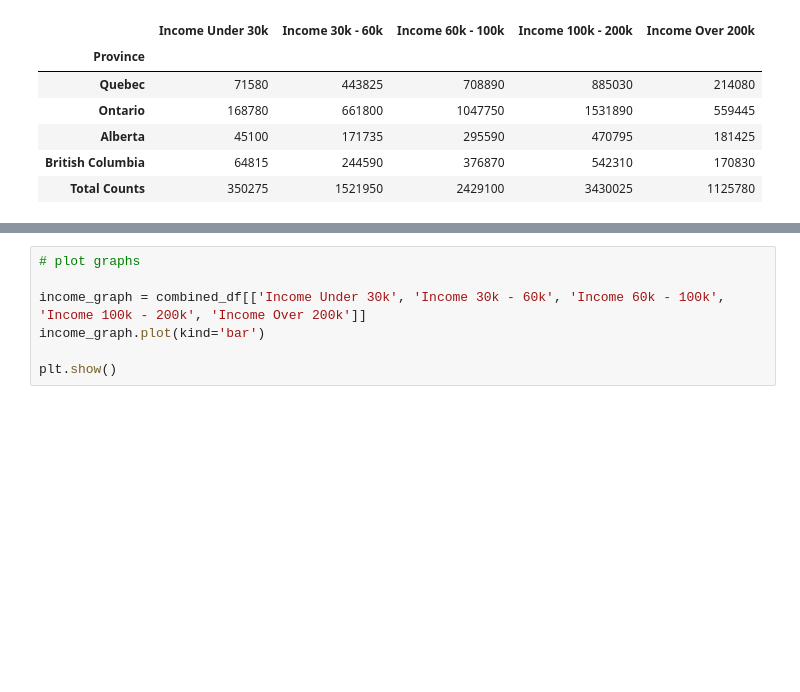
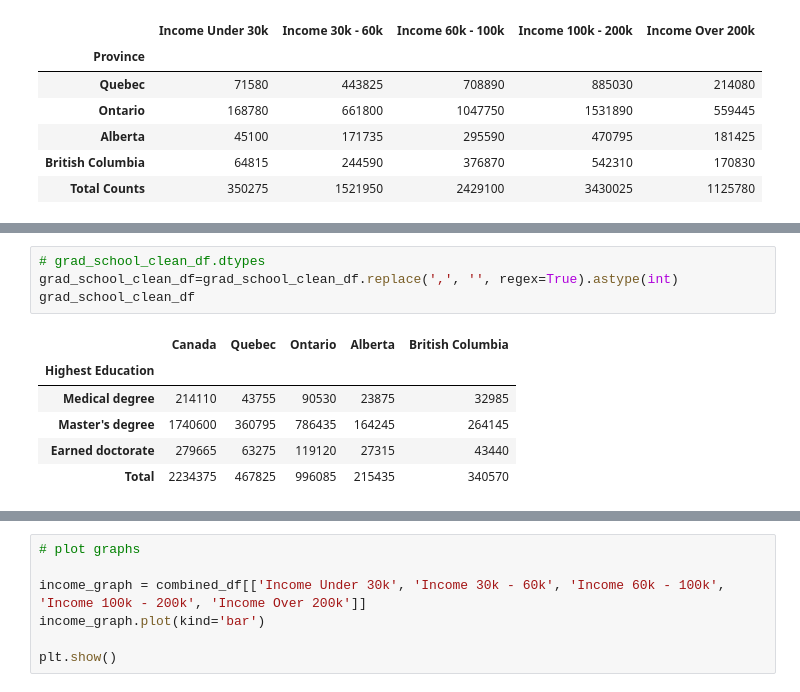
Before and after one commit to BehnooshNasri/project_one, a Jupyter notebook: Esi_Income_Analysis.ipynb, the cells around one changed output, grey strips where cells are left out. Saved outputs shown, nothing was run; the diff lists cells and outputs as text; blank space fills up the shorter version.

```diff
--- a/Esi_Income_Analysis.ipynb
+++ b/Esi_Income_Analysis.ipynb
@@ -38,3 +48,14 @@ grad_school_clean_df
+# %%
+# grad_school_clean_df.dtypes
+grad_school_clean_df=grad_school_clean_df.replace(',', '', regex=True).astype(int)
+grad_school_clean_df
+# %% [output]
+|  | Canada | Quebec | Ontario | Alberta | British Columbia |
+| Highest Education |  |  |  |  |  |
+| Medical degree | 214110 | 43755 | 90530 | 23875 | 32985 |
+| Master's degree | 1740600 | 360795 | 786435 | 164245 | 264145 |
+| Earned doctorate | 279665 | 63275 | 119120 | 27315 | 43440 |
+| Total | 2234375 | 467825 | 996085 | 215435 | 340570 |
 # %%
 #transpose and clean
 grad_school_transposed = grad_school_clean_df.transpose()
```
Also changed, not shown: parts of 18 cells of this notebook.
